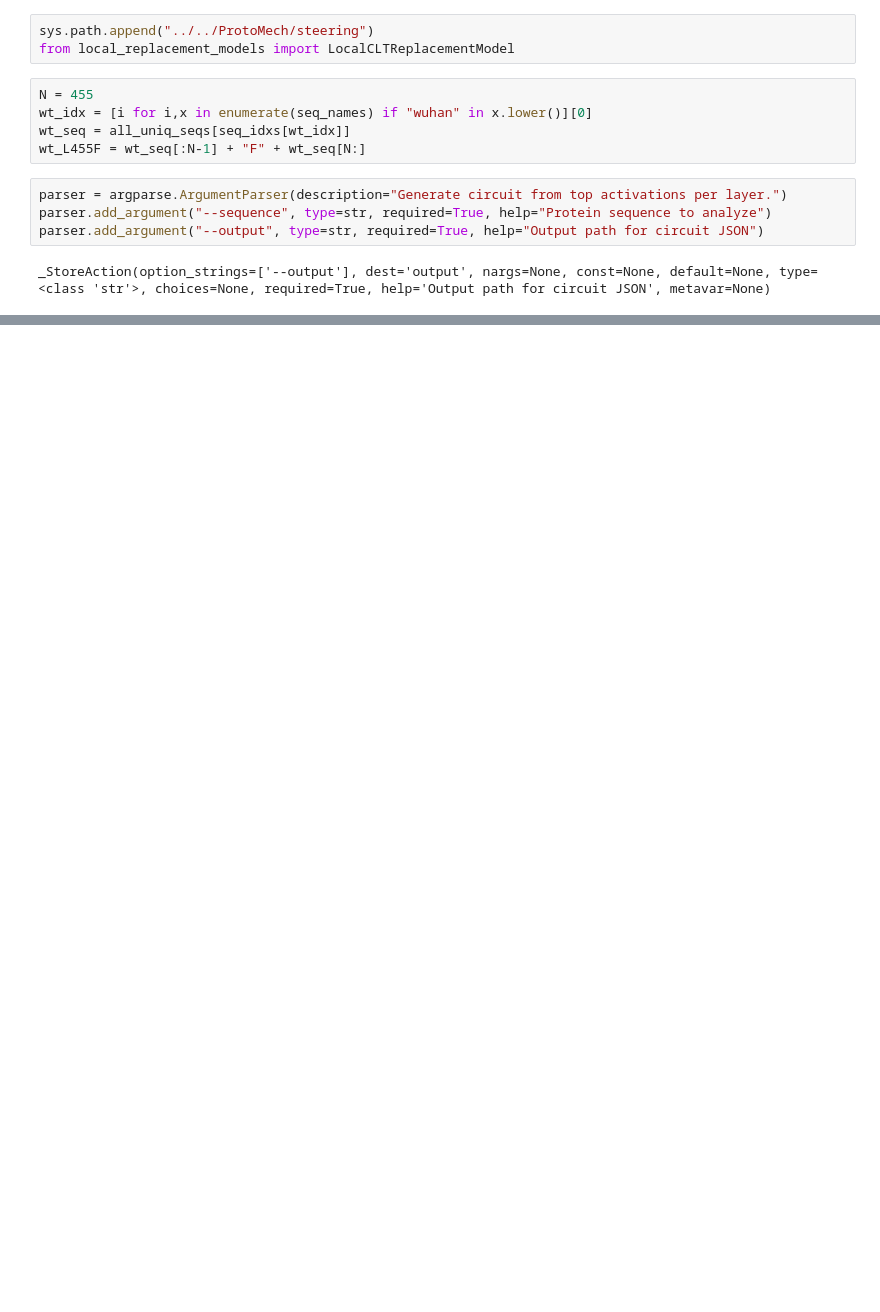
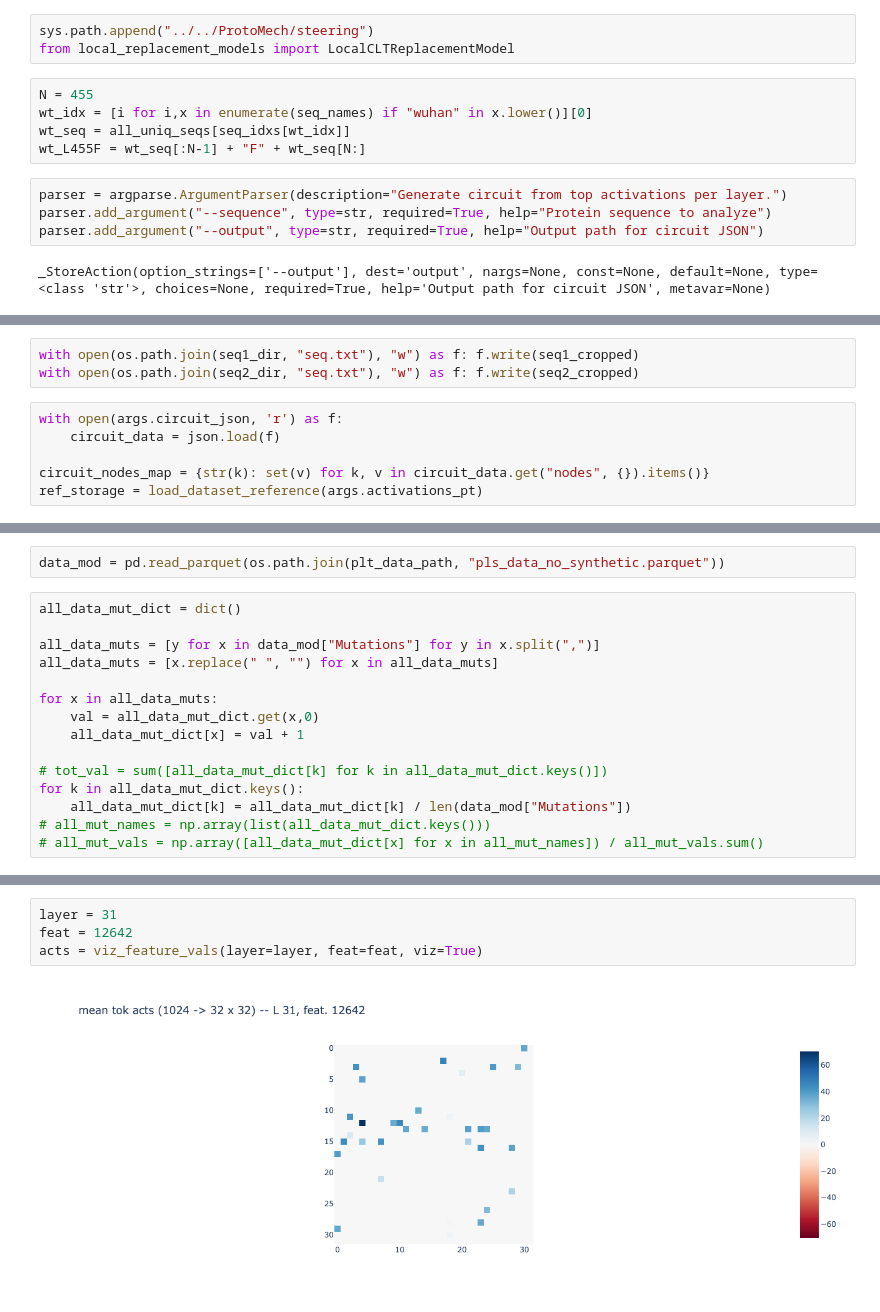
Before and after one commit to blab/mutational-embedding-vectors, a Jupyter notebook: notebooks/plm_circuits/ex27_plt_cont.ipynb, the cells around one changed output, grey strips where cells are left out. Cells and saved outputs as stored; diff of their text form; blank space fills up the shorter version.

```diff
--- a/notebooks/plm_circuits/ex27_plt_cont.ipynb
+++ b/notebooks/plm_circuits/ex27_plt_cont.ipynb
@@ -626,0 +739,9 @@ Saved circuit to ./covfit_stuff/circuit_files/top_activations.json
+# %%
+with open(os.path.join(seq1_dir, "seq.txt"), "w") as f: f.write(seq1_cropped)
+with open(os.path.join(seq2_dir, "seq.txt"), "w") as f: f.write(seq2_cropped)
+# %%
+with open(args.circuit_json, 'r') as f:
+    circuit_data = json.load(f)
+
+circuit_nodes_map = {str(k): set(v) for k, v in circuit_data.get("nodes", {}).items()}
+ref_storage = load_dataset_reference(args.activations_pt)
@@ -626,0 +967,17 @@ Saved circuit to ./covfit_stuff/circuit_files/top_activations.json
+# %%
+data_mod = pd.read_parquet(os.path.join(plt_data_path, "pls_data_no_synthetic.parquet"))
+# %%
+all_data_mut_dict = dict()
+
+all_data_muts = [y for x in data_mod["Mutations"] for y in x.split(",")]
+all_data_muts = [x.replace(" ", "") for x in all_data_muts]
+
+for x in all_data_muts:
+    val = all_data_mut_dict.get(x,0)
+    all_data_mut_dict[x] = val + 1
+
+# tot_val = sum([all_data_mut_dict[k] for k in all_data_mut_dict.keys()])
+for k in all_data_mut_dict.keys():
+    all_data_mut_dict[k] = all_data_mut_dict[k] / len(data_mod["Mutations"])
+# all_mut_names = np.array(list(all_data_mut_dict.keys()))
+# all_mut_vals = np.array([all_data_mut_dict[x] for x in all_mut_names]) / all_mut_vals.sum()
@@ -626,0 +1062,6 @@ Saved circuit to ./covfit_stuff/circuit_files/top_activations.json
+# %%
+layer = 31
+feat = 12642
+acts = viz_feature_vals(layer=layer, feat=feat, viz=True)
+# %% [output]
+[figure, added]
```
Also changed, not shown: parts of 37 cells of this notebook, 3 other files.
